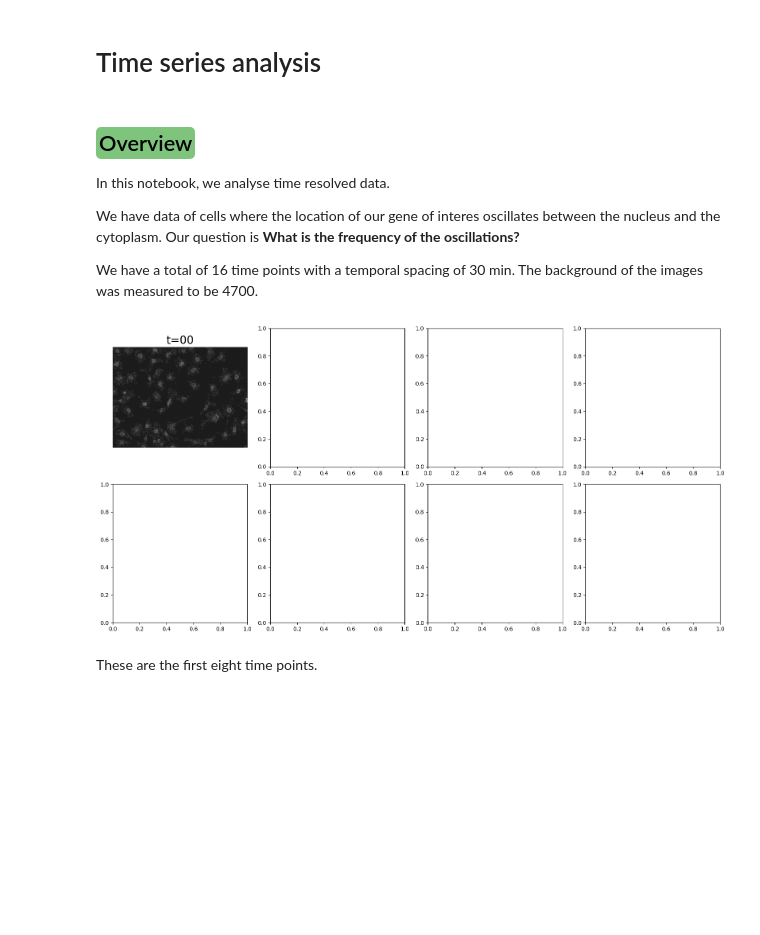
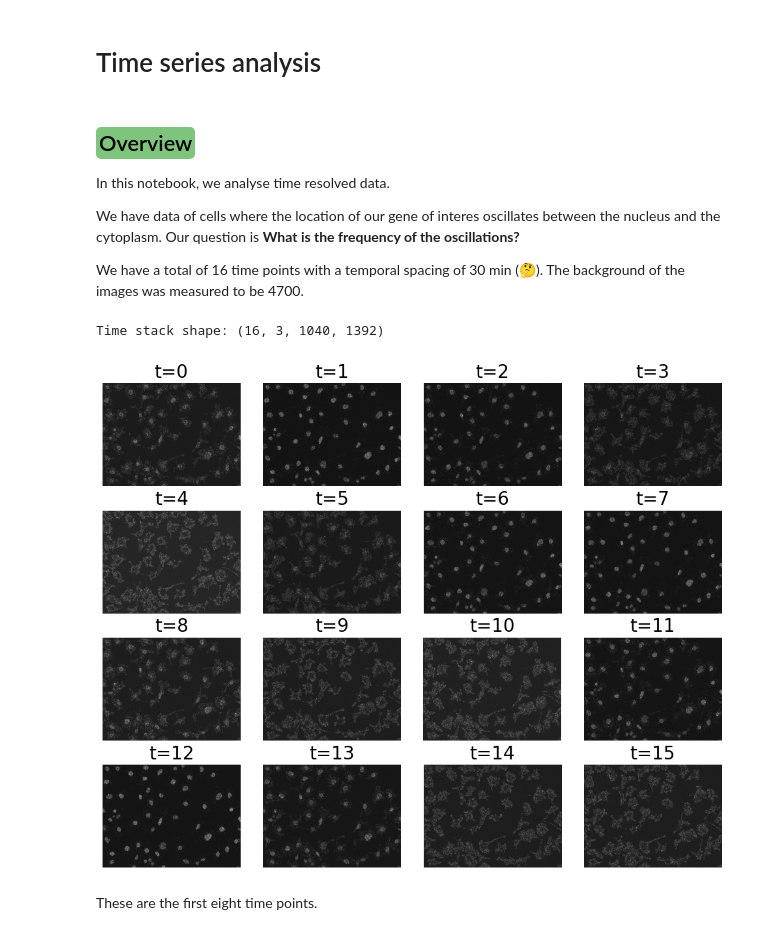
Before and after one commit to bobiac/bobiac-book, a Jupyter notebook: notebooks/09_bobiac_exercises/group_work_2_oscillations_solution.ipynb, the cells around one changed output. Saved outputs shown, nothing was run; the diff lists cells and outputs as text; code cells hidden in the pictures; blank space fills up the shorter version.

```diff
--- a/notebooks/09_bobiac_exercises/group_work_2_oscillations_solution.ipynb
+++ b/notebooks/09_bobiac_exercises/group_work_2_oscillations_solution.ipynb
@@ -31,25 +31,29 @@ In this notebook, we analyse time resolved data.
 
 We have data of cells where the location of our gene of interes oscillates between the nucleus and the cytoplasm. Our question is **What is the frequency of the oscillations?**
 
-We have a total of 16 time points with a temporal spacing of 30 min.
+We have a total of 16 time points with a temporal spacing of 30 min (🤔).
 The background of the images was measured to be 4700.
 # %%
-image_folder = Path("../../_static/images/quant/03_time_series/images/")
-image_paths = sorted(image_folder.glob("*.tif"))
+image_path = Path("../../_static/images/quant/03_time_series/images/F01_1615_tcyx.tif")
 
-fig, axes = plt.subplots(2, 4, figsize=(16, 8))
+time_stack = tifffile.imread(image_path)
+print(f"Time stack shape: {time_stack.shape}")  # (16, 3, 1040, 1392)
 
-for ax, path in zip(axes.flat, image_paths[:8]):
-    image = tifffile.imread(path)[2, :, :]
-    tp = path.stem.split("_t")[1].split("_")[0]
-    ax.imshow(image, cmap="gray")
-    ax.set_title(f"t={tp}", fontsize=20)
-    ax.axis("off")
 
+t_max = time_stack.shape[0]
+ch = 2  # channel index for the oscillating gene of interest
+fig = plt.figure(figsize=(10, 8))
+for t in range(t_max):
+    image = time_stack[t, ch, :, :]
+    plt.subplot(4, 4, t + 1)
+    plt.imshow(image, cmap="gray")
+    plt.title(f"t={t}", fontsize=20)
+    plt.axis("off")
 plt.tight_layout()
 plt.show()
 # %% [output]
+Time stack shape: (16, 3, 1040, 1392)
-[figure, old version]
+[figure, new version]
 # %% [markdown]
 These are the first eight time points.
 # %%
```
Also changed, not shown: parts of 10 cells of this notebook, 43 other files.
